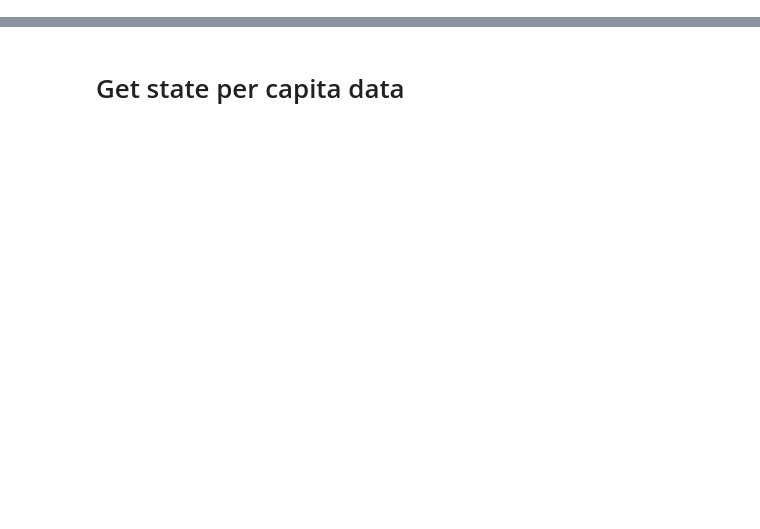
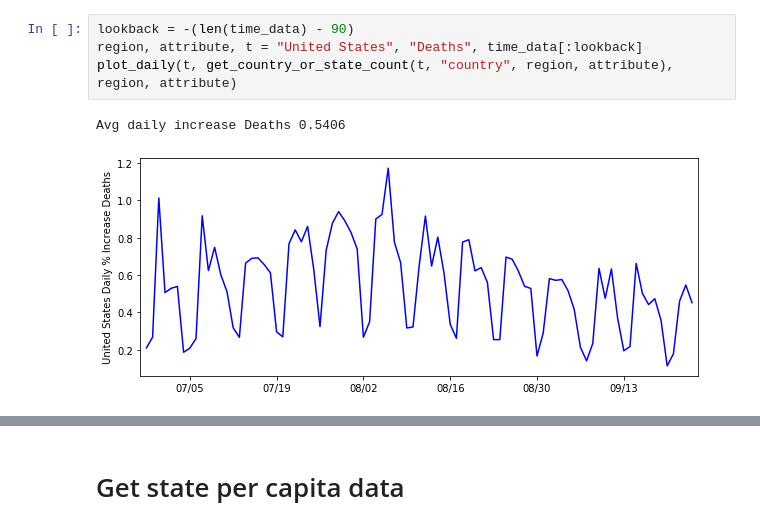
Before and after one commit to rkw0k/covid19-race, a Jupyter notebook: time-series.ipynb, the cells around one changed output, grey strips where cells are left out. Drawn from its saved outputs; the diff is of its cells as text; blank space fills up the shorter version.

```diff
--- a/time-series.ipynb
+++ b/time-series.ipynb
@@ -149 +329,8 @@ plot_daily(t, get_country_or_state_count(t, "state", state), state)
+# %%
+lookback = -(len(time_data) - 90)
+region, attribute, t = "United States", "Deaths", time_data[:lookback]
+plot_daily(t, get_country_or_state_count(t, "country", region, attribute), region, attribute)
+# %% [output]
+Avg daily increase Deaths 0.5406
+[figure, added]
 # %%
```
Also changed, not shown: parts of 22 cells of this notebook, 8 other files.
